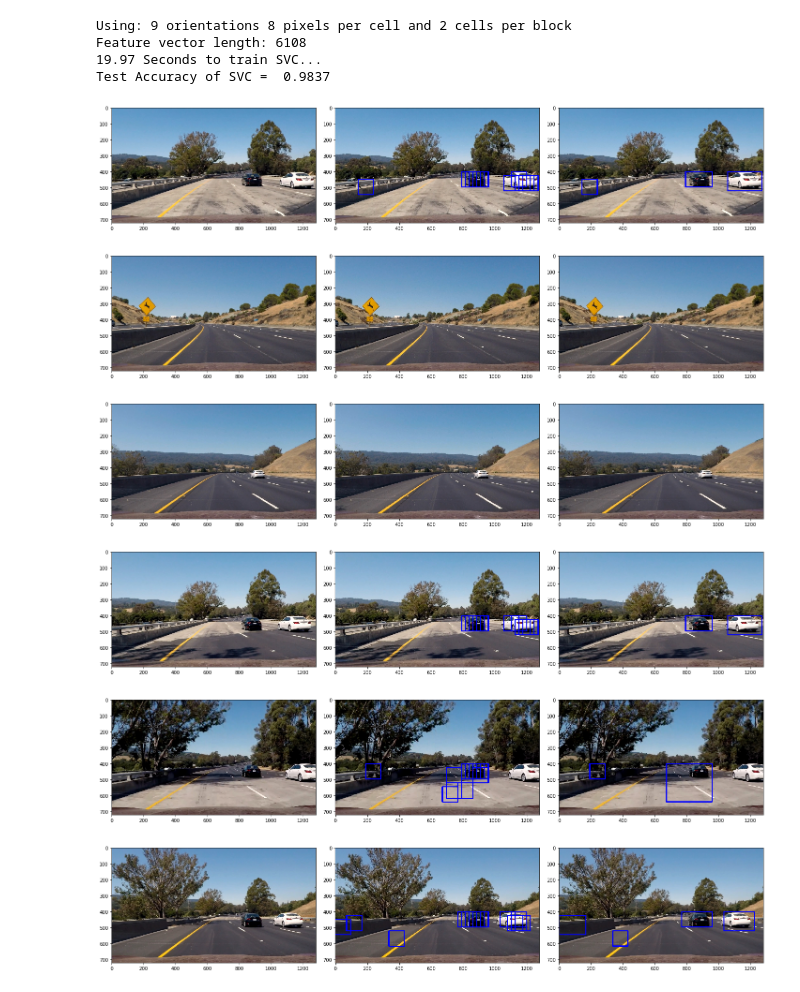
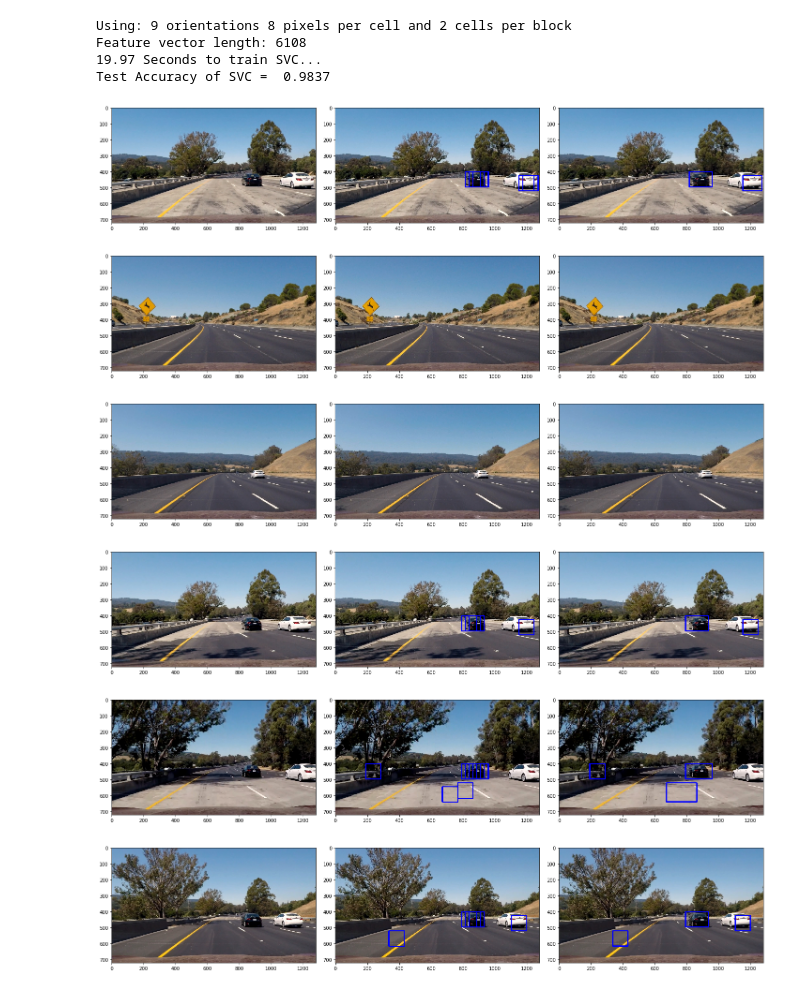
Before and after one commit to antriksh1/CarND-Vehicle-Detection-P5-AS, a Jupyter notebook: P5.ipynb, the cells around one changed output. Drawn from its saved outputs; the diff is of its cells as text; code cells hidden in the pictures.

```diff
--- a/P5.ipynb
+++ b/P5.ipynb
@@ -363,7 +363,7 @@ Test Accuracy of SVC =  0.9837
 # %%
 # A single function that can extract features using hog sub-sampling and make predictions
 
-def find_cars(img, ystart, ystop, scale, svc, X_scaler, orient, pix_per_cell, cell_per_block, spatial_size, hist_bins):
+def find_cars(img, ystart, ystop, scale, svc, X_scaler, orient, pix_per_cell, cell_per_block, spatial_size, hist_bins, test_dist_thresh):
 
 #     draw_img = np.copy(img)
     img = img.astype(np.float32)/255
@@ -423,10 +423,15 @@ def find_cars(img, ystart, ystop, scale, svc, X_scaler, orient, pix_per_cell, ce
             #test_features = X_scaler.transform(np.hstack((shape_feat, hist_feat)).reshape(1, -1))
             test_prediction = svc.predict(test_features)
 #             print(test_prediction)
-            test_distance = svc.decision_function(test_features)
-#             print(test_distance)
 
-            if test_prediction == 1 and test_distance > 0.5:
+            # NOTE: Here I am getting the distance from the hyperplane
+            y = svc.decision_function(test_features)
+            w_norm = np.linalg.norm(svc.coef_)
+            test_dist = y / w_norm
+#             print(test_dist)
+
+            # NOTE: Here the condition is test_prediction AND test_dist_thresh distance threshold from separation-hyperplane
+            if test_prediction == 1 and test_dist > test_dist_thresh:
                 xbox_left = np.int(xleft*scale)
                 ytop_draw = np.int(ytop*scale)
                 win_draw = np.int(window*scale)
@@ -456,9 +461,10 @@ def find_cars(img, ystart, ystop, scale, svc, X_scaler, orient, pix_per_cell, ce
 ystart = 400
 ystop = 656
 scale = 1.5
+test_dist_thresh = 1.5
 
 def find_cars_and_draw(image):
-    bbox_list = find_cars(image, ystart, ystop, scale, svc, X_scaler, orient, pix_per_cell, cell_per_block, spatial_size, hist_bins)
+    bbox_list = find_cars(image, ystart, ystop, scale, svc, X_scaler, orient, pix_per_cell, cell_per_block, spatial_size, hist_bins, test_dist_thresh)
 
     #print(bbox_list)
 
@@ -473,37 +479,37 @@ def find_cars_and_draw(image):
         heat = add_heat(heat,bbox_list)
         # Apply threshold to help remove false positives
         heat = apply_threshold(heat,0.9)
         # Visualize the heatmap when displaying
         heatmap = np.clip(heat, 0, 255)
 
         # Find final boxes from heatmap using label function
         labels = label(heatmap)
         draw_img2 = draw_labeled_bboxes(np.copy(image), labels)
 
         return (draw_img, draw_img2)
     else:
         return (image, image)
 
 
 # TEST
 test_images = glob.glob('../CarND-Vehicle-Detection/test_images/*.jpg')
 
 for idx, fname in enumerate(test_images):
     image = cv2.imread(fname)
     (out_img, out_img2) = find_cars_and_draw(image)
 
     f, (ax1,ax2,ax3) = plt.subplots(1, 3, figsize=(20, 20))
     f.tight_layout()
     ax1.imshow(cv2.cvtColor(image, cv2.COLOR_BGR2RGB))
     ax2.imshow(cv2.cvtColor(out_img, cv2.COLOR_BGR2RGB))
     ax3.imshow(cv2.cvtColor(out_img2, cv2.COLOR_BGR2RGB))
 # %% [output]
-[figure, old version]
+[figure, new version]
 [figure]
 [figure]
-[figure, old version]
+[figure, new version]
-[figure, old version]
+[figure, new version]
-[figure, old version]
+[figure, new version]
 # %%
 # Run it on the video
 
```
Also changed, not shown: parts of 1 cell of this notebook, 2 other files.
